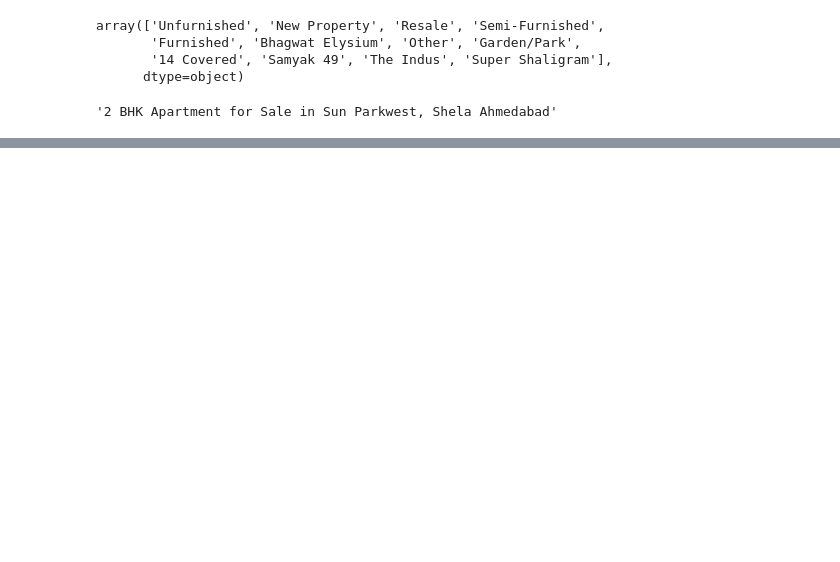
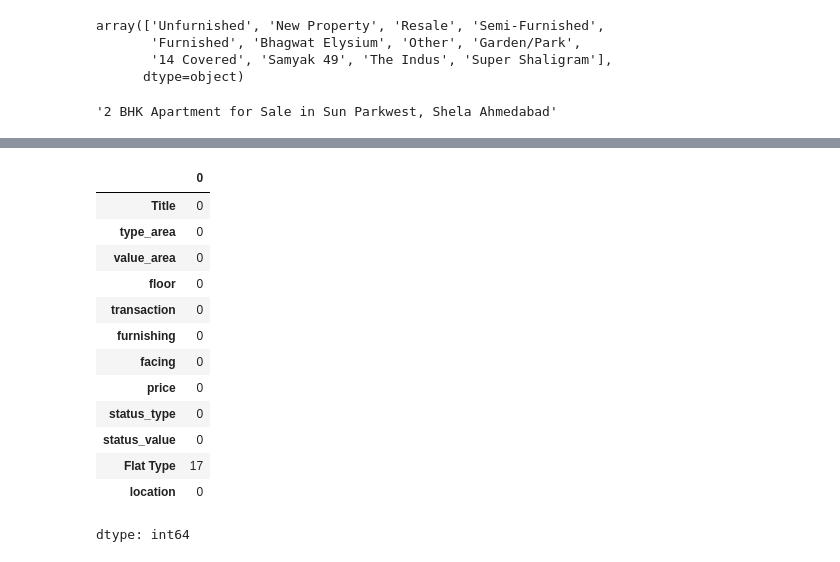
Before and after one commit to bunny-ml/Ahmedabad-Flat-Price-, a Jupyter notebook: notebooks/01_data_cleaning_code.ipynb, the cells around one changed output, grey strips where cells are left out. Drawn from its saved outputs; the diff is of its cells as text; code cells hidden in the pictures; blank space fills up the shorter version.

```diff
--- a/notebooks/01_data_cleaning_code.ipynb
+++ b/notebooks/01_data_cleaning_code.ipynb
@@ -410,0 +445,17 @@ df.sample()
+# %%
+df.isnull().sum()
+# %% [output]
+|  | 0 |
+| Title | 0 |
+| type_area | 0 |
+| value_area | 0 |
+| floor | 0 |
+| transaction | 0 |
+| furnishing | 0 |
+| facing | 0 |
+| price | 0 |
+| status_type | 0 |
+| status_value | 0 |
+| Flat Type | 17 |
+| location | 0 |
+dtype: int64
```
Also changed, not shown: parts of 10 cells of this notebook.
